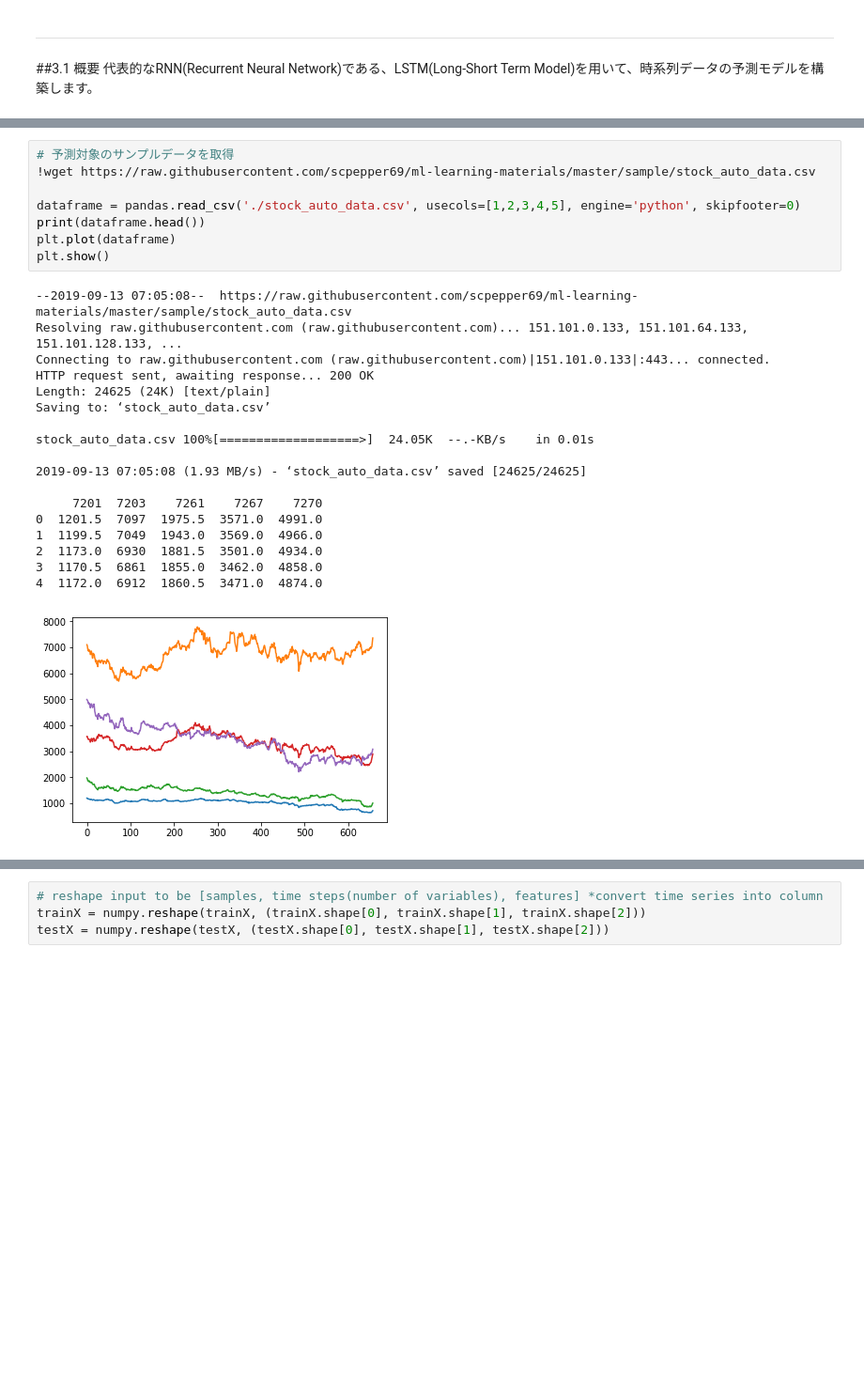
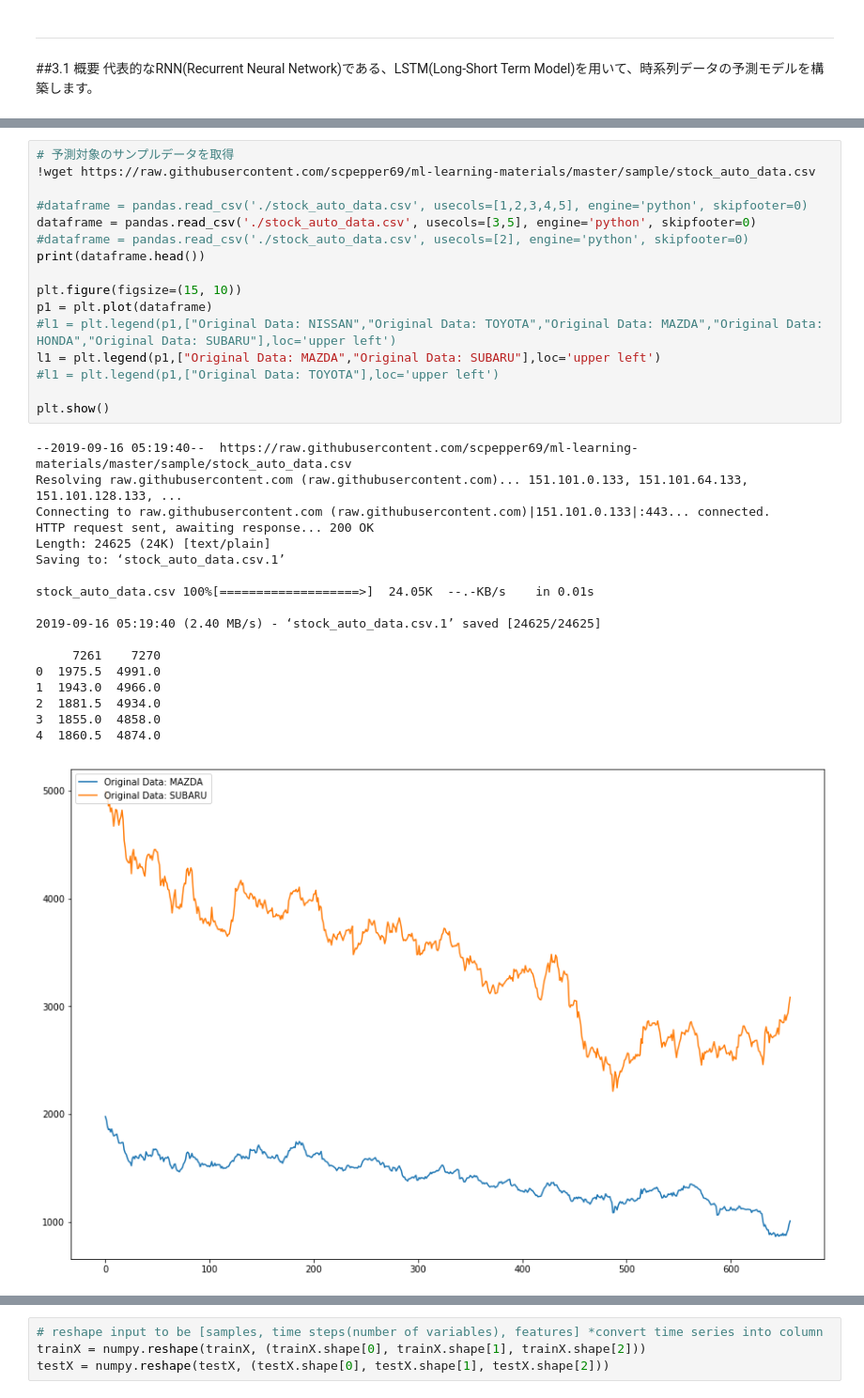
Before and after one commit to scpepper69/ml-learning-materials, a Jupyter notebook: TensorFlow_Keras_LSTM_01_draft.ipynb, the cells around one changed output, grey strips where cells are left out. Shown at 94% size. Saved outputs shown, nothing was run; the diff lists cells and outputs as text; blank space fills up the shorter version.

```diff
--- a/TensorFlow_Keras_LSTM_01_draft.ipynb
+++ b/TensorFlow_Keras_LSTM_01_draft.ipynb
@@ -55,30 +85,38 @@ from sklearn.metrics import mean_squared_error
 # %%
 # 予測対象のサンプルデータを取得
 !wget https://raw.githubusercontent.com/scpepper69/ml-learning-materials/master/sample/stock_auto_data.csv
 
-dataframe = pandas.read_csv('./stock_auto_data.csv', usecols=[1,2,3,4,5], engine='python', skipfooter=0)
+#dataframe = pandas.read_csv('./stock_auto_data.csv', usecols=[1,2,3,4,5], engine='python', skipfooter=0)
+dataframe = pandas.read_csv('./stock_auto_data.csv', usecols=[3,5], engine='python', skipfooter=0)
+#dataframe = pandas.read_csv('./stock_auto_data.csv', usecols=[2], engine='python', skipfooter=0)
 print(dataframe.head())
-plt.plot(dataframe)
+
+plt.figure(figsize=(15, 10))
+p1 = plt.plot(dataframe)
+#l1 = plt.legend(p1,["Original Data: NISSAN","Original Data: TOYOTA","Original Data: MAZDA","Original Data: HONDA","Original Data: SUBARU"],loc='upper left')
+l1 = plt.legend(p1,["Original Data: MAZDA","Original Data: SUBARU"],loc='upper left')
+#l1 = plt.legend(p1,["Original Data: TOYOTA"],loc='upper left')
+
 plt.show()
 # %% [output]
---2019-09-13 07:05:08--  https://raw.githubusercontent.com/scpepper69/ml-learning-materials/master/sample/stock_auto_data.csv
+--2019-09-16 05:19:40--  https://raw.githubusercontent.com/scpepper69/ml-learning-materials/master/sample/stock_auto_data.csv
 Resolving raw.githubusercontent.com (raw.githubusercontent.com)... 151.101.0.133, 151.101.64.133, 151.101.128.133, ...
 Connecting to raw.githubusercontent.com (raw.githubusercontent.com)|151.101.0.133|:443... connected.
 HTTP request sent, awaiting response... 200 OK
 Length: 24625 (24K) [text/plain]
-Saving to: ‘stock_auto_data.csv’
+Saving to: ‘stock_auto_data.csv.1’
 
 stock_auto_data.csv 100%[===================>]  24.05K  --.-KB/s    in 0.01s
 
-2019-09-13 07:05:08 (1.93 MB/s) - ‘stock_auto_data.csv’ saved [24625/24625]
+2019-09-16 05:19:40 (2.40 MB/s) - ‘stock_auto_data.csv.1’ saved [24625/24625]
 
-     7201  7203    7261    7267    7270
-0  1201.5  7097  1975.5  3571.0  4991.0
-1  1199.5  7049  1943.0  3569.0  4966.0
-2  1173.0  6930  1881.5  3501.0  4934.0
-3  1170.5  6861  1855.0  3462.0  4858.0
-4  1172.0  6912  1860.5  3471.0  4874.0
+     7261    7270
+0  1975.5  4991.0
+1  1943.0  4966.0
+2  1881.5  4934.0
+3  1855.0  4858.0
+4  1860.5  4874.0
-[figure, old version]
+[figure, new version]
 # %%
 dataset = dataframe.values
 dataset = dataset.astype('float32')
```
Also changed, not shown: parts of 16 cells of this notebook.
